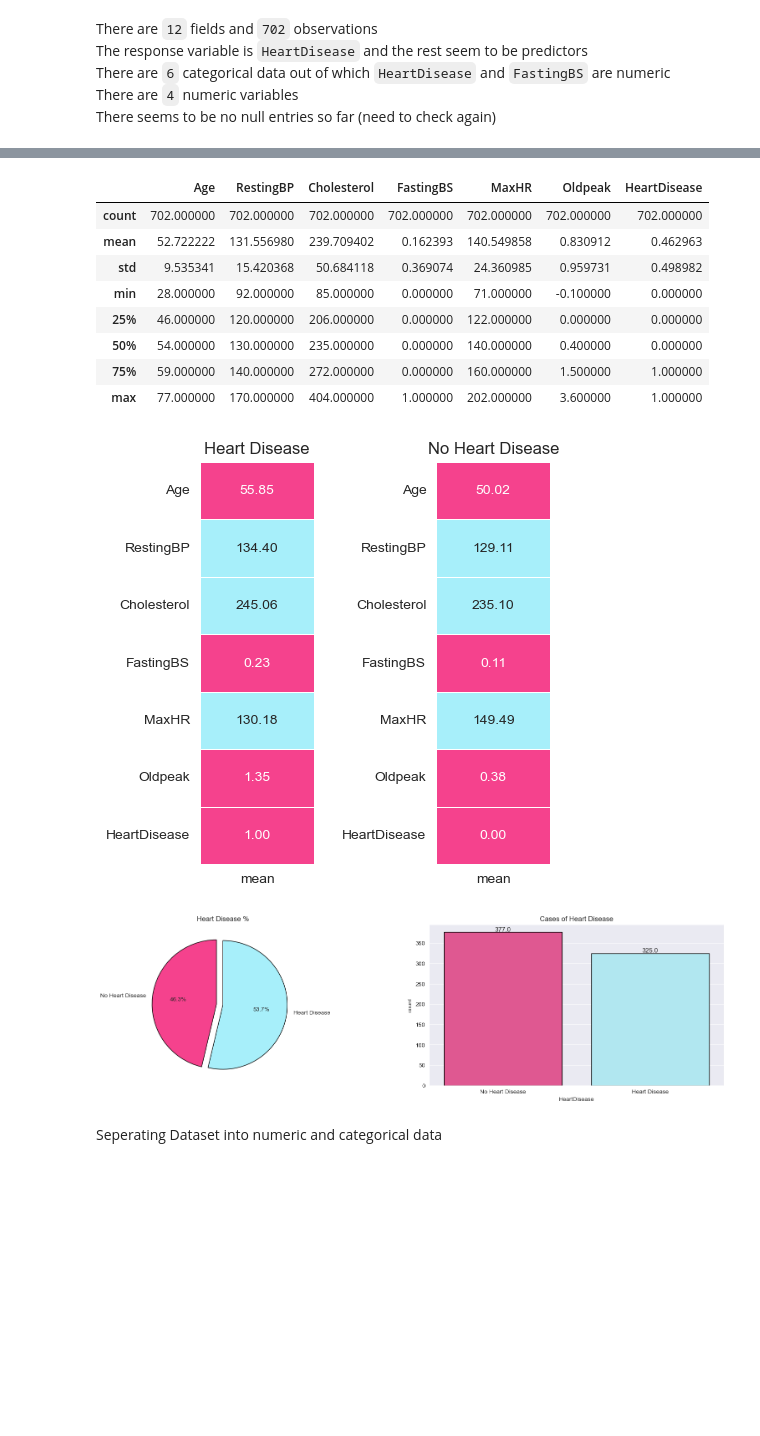
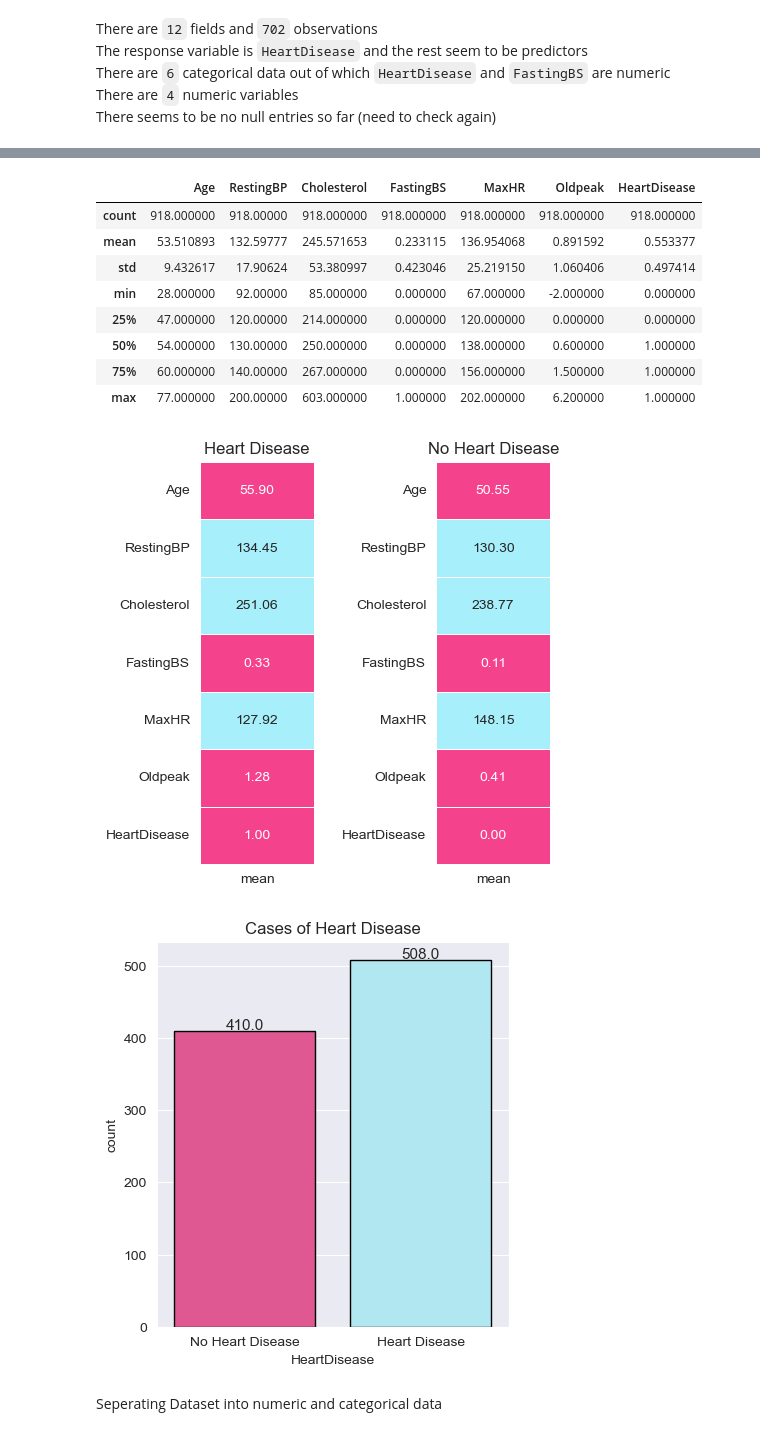
Before and after one commit to ArshiyaJS/symmetrical-guacamole, a Jupyter notebook: Project.ipynb, the cells around one changed output, grey strips where cells are left out. Drawn from its saved outputs; the diff is of its cells as text; code cells hidden in the pictures; blank space fills up the shorter version.

```diff
--- a/Project.ipynb
+++ b/Project.ipynb
@@ -139,5 +161,3 @@ missing(heartData)
 | ExerciseAngina | 0 | 0.000000 |
 | ST_Slope | 0 | 0.000000 |
 | HeartDisease | 0 | 0.000000 |
-# %%
-heartData.dropna(inplace=True)
@@ -195,14 +229,14 @@ memory usage: 71.3+ KB
 heartData.describe()
 # %% [output]
 |  | Age | RestingBP | Cholesterol | FastingBS | MaxHR | Oldpeak | HeartDisease |
-| count | 702.000000 | 702.000000 | 702.000000 | 702.000000 | 702.000000 | 702.000000 | 702.000000 |
-| mean | 52.722222 | 131.556980 | 239.709402 | 0.162393 | 140.549858 | 0.830912 | 0.462963 |
-| std | 9.535341 | 15.420368 | 50.684118 | 0.369074 | 24.360985 | 0.959731 | 0.498982 |
-| min | 28.000000 | 92.000000 | 85.000000 | 0.000000 | 71.000000 | -0.100000 | 0.000000 |
-| 25% | 46.000000 | 120.000000 | 206.000000 | 0.000000 | 122.000000 | 0.000000 | 0.000000 |
-| 50% | 54.000000 | 130.000000 | 235.000000 | 0.000000 | 140.000000 | 0.400000 | 0.000000 |
-| 75% | 59.000000 | 140.000000 | 272.000000 | 0.000000 | 160.000000 | 1.500000 | 1.000000 |
-| max | 77.000000 | 170.000000 | 404.000000 | 1.000000 | 202.000000 | 3.600000 | 1.000000 |
+| count | 918.000000 | 918.00000 | 918.000000 | 918.000000 | 918.000000 | 918.000000 | 918.000000 |
+| mean | 53.510893 | 132.59777 | 245.571653 | 0.233115 | 136.954068 | 0.891592 | 0.553377 |
+| std | 9.432617 | 17.90624 | 53.380997 | 0.423046 | 25.219150 | 1.060406 | 0.497414 |
+| min | 28.000000 | 92.00000 | 85.000000 | 0.000000 | 67.000000 | -2.000000 | 0.000000 |
+| 25% | 47.000000 | 120.00000 | 214.000000 | 0.000000 | 120.000000 | 0.000000 | 0.000000 |
+| 50% | 54.000000 | 130.00000 | 250.000000 | 0.000000 | 138.000000 | 0.600000 | 1.000000 |
+| 75% | 60.000000 | 140.00000 | 267.000000 | 0.000000 | 156.000000 | 1.500000 | 1.000000 |
+| max | 77.000000 | 200.00000 | 603.000000 | 1.000000 | 202.000000 | 6.200000 | 1.000000 |
 # %%
 yes = heartData[heartData['HeartDisease'] == 1].describe().T
 no = heartData[heartData['HeartDisease'] == 0].describe().T
@@ -219,26 +253,21 @@ plt.title('No Heart Disease');
 
 fig.tight_layout(pad = 2)
 # %% [output]
-[figure, old version]
+[figure, new version]
 # %%
 l = list(heartData['HeartDisease'].value_counts())
-circle = [l[1] / sum(l) * 100,l[0] / sum(l) * 100]
 
-fig,ax = plt.subplots(nrows = 1,ncols = 2,figsize = (20,5))
+
+fig,ax = plt.subplots(nrows = 1,ncols = 1,figsize = (10,5))
 plt.subplot(1,2,1)
-plt.pie(circle,labels = ['No Heart Disease','Heart Disease'],autopct='%1.1f%%',startangle = 90,explode = (0.1,0),colors = colors,
-        wedgeprops = {'edgecolor' : 'black','linewidth': 1,'antialiased' : True})
-plt.title('Heart Disease %');
-
-plt.subplot(1,2,2)
 ax = sns.countplot(x="HeartDisease",data=heartData, palette = colors,edgecolor = 'black')
 for rect in ax.patches:
     ax.text(rect.get_x() + rect.get_width() / 2, rect.get_height() + 2, rect.get_height(), horizontalalignment='center', fontsize = 11)
 ax.set_xticklabels(['No Heart Disease','Heart Disease'])
 plt.title('Cases of Heart Disease');
 plt.show()
 # %% [output]
-[figure, old version]
+[figure, new version]
 # %% [markdown]
 Seperating Dataset into numeric and categorical data
 # %%
```
Also changed, not shown: parts of 26 cells of this notebook.
